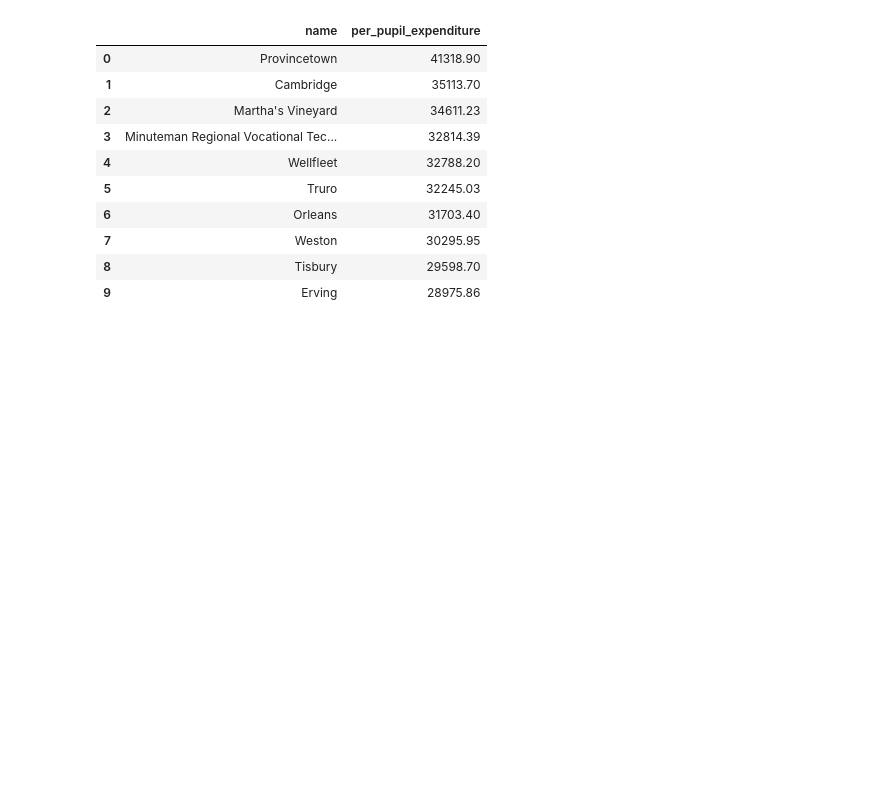
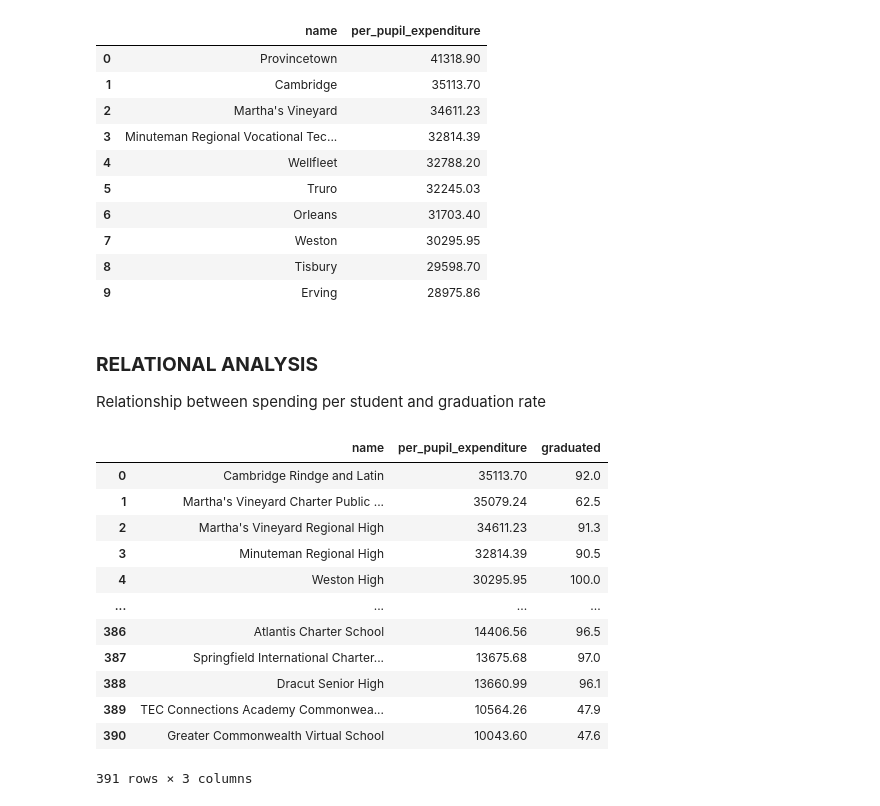
Before and after one commit to Diana-robles20/sql-analisis-datos, a Jupyter notebook: relating/DESE/queries.ipynb, the cells around one changed output. Saved outputs shown, nothing was run; the diff lists cells and outputs as text; code cells hidden in the pictures; blank space fills up the shorter version.

```diff
--- a/relating/DESE/queries.ipynb
+++ b/relating/DESE/queries.ipynb
@@ -258,3 +258,34 @@ pd.read_sql_query(query,conn)
 | 7 | Weston | 30295.95 |
 | 8 | Tisbury | 29598.70 |
 | 9 | Erving | 28975.86 |
+# %% [markdown]
+### **RELATIONAL ANALYSIS**
+
+Relationship between spending per student and graduation rate
+# %%
+query = """
+
+SELECT "name","per_pupil_expenditure","graduated" FROM "schools"
+JOIN "graduation_rates" ON
+"schools"."id" = "graduation_rates"."school_id"
+JOIN "expenditures" ON
+"schools"."district_id" = "expenditures"."district_id"
+ORDER BY "per_pupil_expenditure" DESC, "name" ASC;
+
+"""
+
+pd.read_sql_query(query,conn)
+# %% [output]
+|  | name | per_pupil_expenditure | graduated |
+| 0 | Cambridge Rindge and Latin | 35113.70 | 92.0 |
+| 1 | Martha's Vineyard Charter Public ... | 35079.24 | 62.5 |
+| 2 | Martha's Vineyard Regional High | 34611.23 | 91.3 |
+| 3 | Minuteman Regional High | 32814.39 | 90.5 |
+| 4 | Weston High | 30295.95 | 100.0 |
+| ... | ... | ... | ... |
+| 386 | Atlantis Charter School | 14406.56 | 96.5 |
+| 387 | Springfield International Charter... | 13675.68 | 97.0 |
+| 388 | Dracut Senior High | 13660.99 | 96.1 |
+| 389 | TEC Connections Academy Commonwea... | 10564.26 | 47.9 |
+| 390 | Greater Commonwealth Virtual School | 10043.60 | 47.6 |
+391 rows × 3 columns
```
Also changed, not shown: parts of 10 cells of this notebook.
